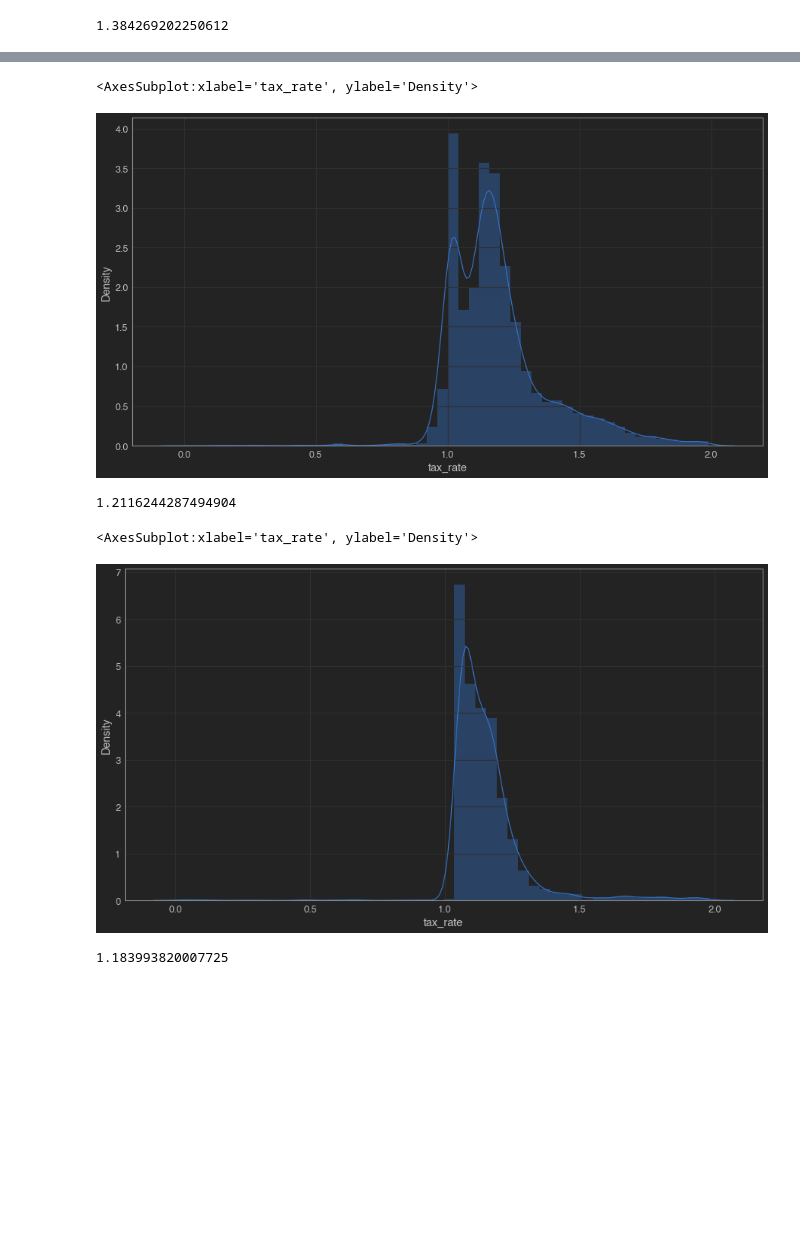
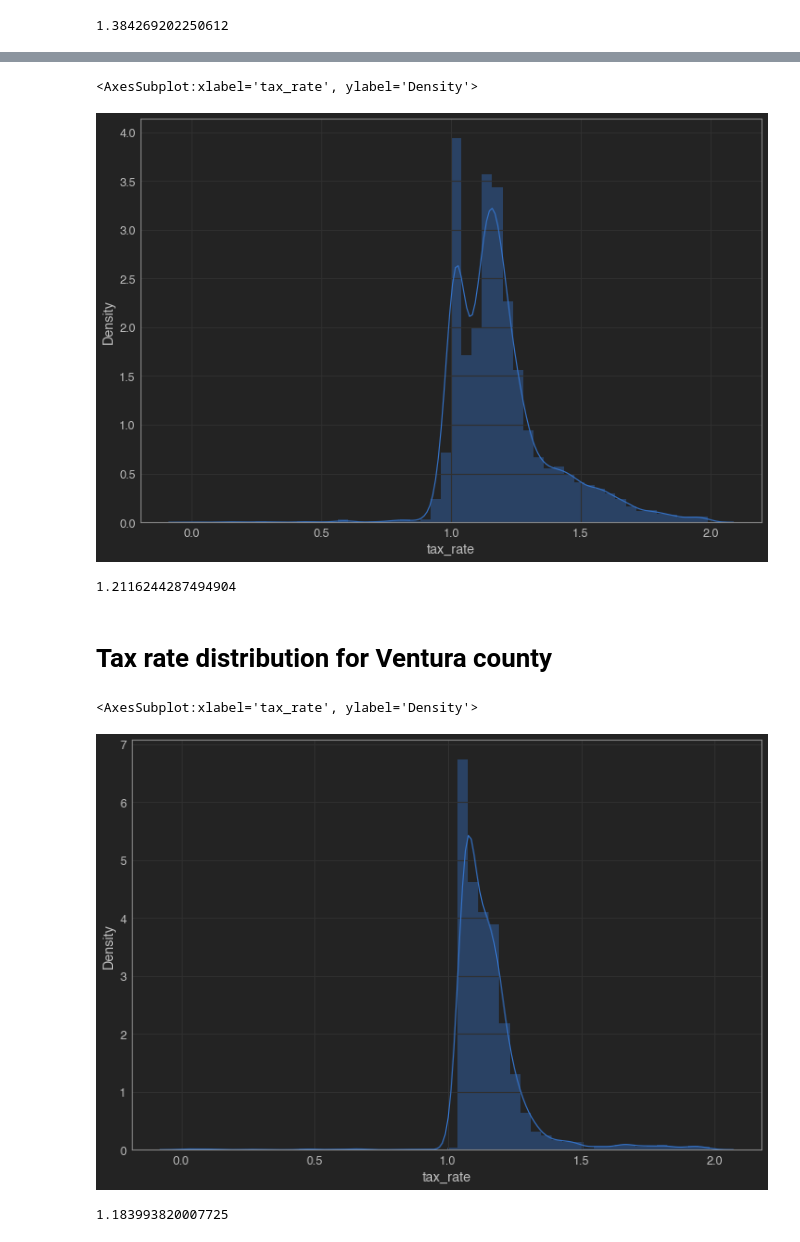
Before and after one commit to Ken-Alviola/Regression-Project-Zillow, a Jupyter notebook: Regression_Project_Zillow.ipynb, the cells around one changed output, grey strips where cells are left out. Drawn from its saved outputs; the diff is of its cells as text; code cells hidden in the pictures; blank space fills up the shorter version.

```diff
--- a/Regression_Project_Zillow.ipynb
+++ b/Regression_Project_Zillow.ipynb
@@ -151,8 +161,7 @@ zillow[zillow.fips == 6037].tax_rate.mean()
 # %%
-#tax rate distribution for Orange county
-plt.figure(figsize=(15,8))
+plt.figure(figsize=(12,8))
 sns.distplot(zillow[(zillow.fips == 6059)&(zillow.tax_rate < 2)].tax_rate)
 # %% [output]
 <AxesSubplot:xlabel='tax_rate', ylabel='Density'>
-[figure, old version]
+[figure, new version]
 # %%
@@ -159,13 +169,14 @@ sns.distplot(zillow[(zillow.fips == 6059)&(zillow.tax_rate < 2)].tax_rate)
 zillow[zillow.fips == 6059].tax_rate.mean()
 # %% [output]
 1.2116244287494904
+# %% [markdown]
+# Tax rate distribution for Ventura county
 # %%
-#tax rate distribution for Ventura county
-plt.figure(figsize=(15,8))
+plt.figure(figsize=(12,8))
 sns.distplot(zillow[(zillow.fips == 6111)&(zillow.tax_rate < 2)].tax_rate)
 # %% [output]
 <AxesSubplot:xlabel='tax_rate', ylabel='Density'>
-[figure, old version]
+[figure, new version]
 # %%
 zillow[zillow.fips == 6111].tax_rate.mean()
 # %% [output]
```
Also changed, not shown: parts of 60 cells of this notebook.
